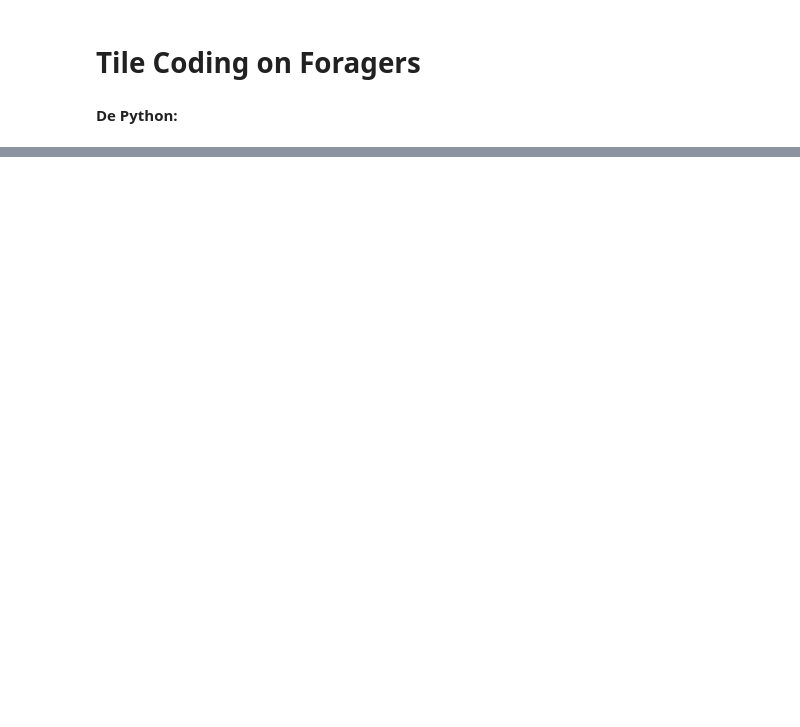
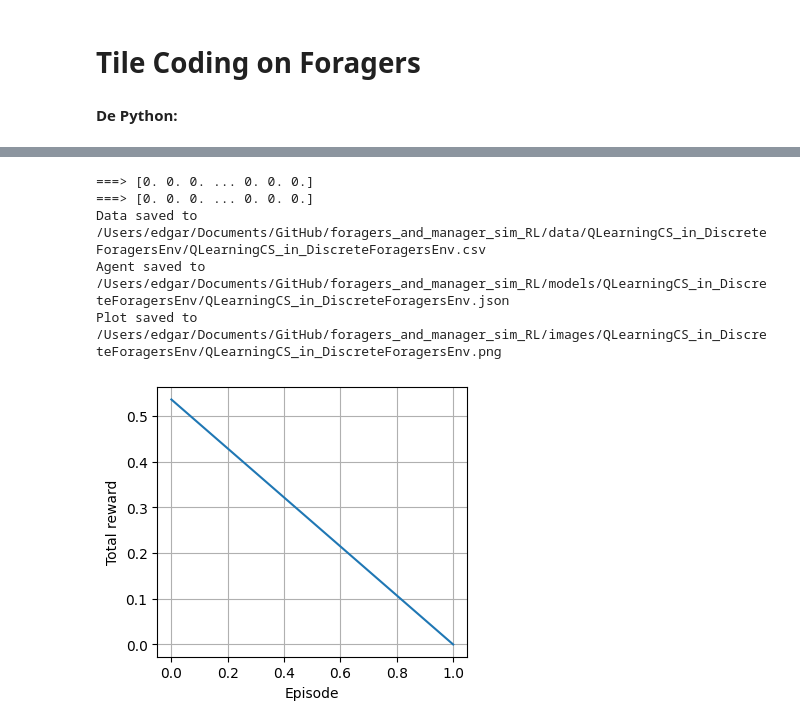
Before and after one commit to EAndrade-Lotero/foragers_and_manager_sim_RL, a Jupyter notebook: notebooks/Tile_Coding_on_Foragers.ipynb, the cells around one changed output, grey strips where cells are left out. Cells and saved outputs as stored; diff of their text form; code cells hidden in the pictures; blank space fills up the shorter version.

Commit message:
fix compatibility with ForagersEnv

```diff
--- a/notebooks/Tile_Coding_on_Foragers.ipynb
+++ b/notebooks/Tile_Coding_on_Foragers.ipynb
@@ -43,0 +48,19 @@ perf = Performer(env_name='MountainCar-v0',
+# %%
+agent_parameters = {
+    'nA':11,
+    'nS':2,
+    'gamma':1,
+    'epsilon':0.1,
+    'alpha':0.1,
+    'Q':value_approximator
+}
+env_parameters = {}
+perf = Performer(
+    env_name='DiscreteForagersEnv',
+    env_parameters=env_parameters,
+    state_interpreter=gym_interpreter1,
+    agent_name='agentsCS.QLearningCS',
+    agent_parameters=agent_parameters
+)
+# %%
+perf.run(num_rounds=10, visual=False)
@@ -44,3 +85,10 @@ perf = Performer(env_name='MountainCar-v0',
 # %%
-perf.train(num_rounds=1000, num_episodes=100)
+perf.train(num_rounds=10, num_episodes=2)
+# %% [output]
+===> [0. 0. 0. ... 0. 0. 0.]
+===> [0. 0. 0. ... 0. 0. 0.]
+Data saved to /Users/edgar/Documents/GitHub/foragers_and_manager_sim_RL/data/QLearningCS_in_DiscreteForagersEnv/QLearningCS_in_DiscreteForagersEnv.csv
+Agent saved to /Users/edgar/Documents/GitHub/foragers_and_manager_sim_RL/models/QLearningCS_in_DiscreteForagersEnv/QLearningCS_in_DiscreteForagersEnv.json
+Plot saved to /Users/edgar/Documents/GitHub/foragers_and_manager_sim_RL/images/QLearningCS_in_DiscreteForagersEnv/QLearningCS_in_DiscreteForagersEnv.png
+[figure, added]
 # %%
```
Also changed, not shown: parts of 12 cells of this notebook, 12 other files.
